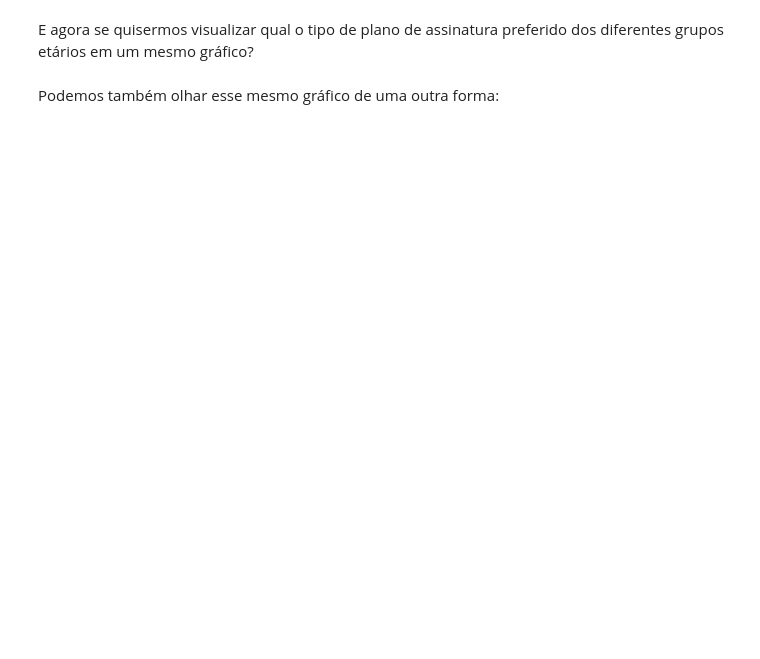
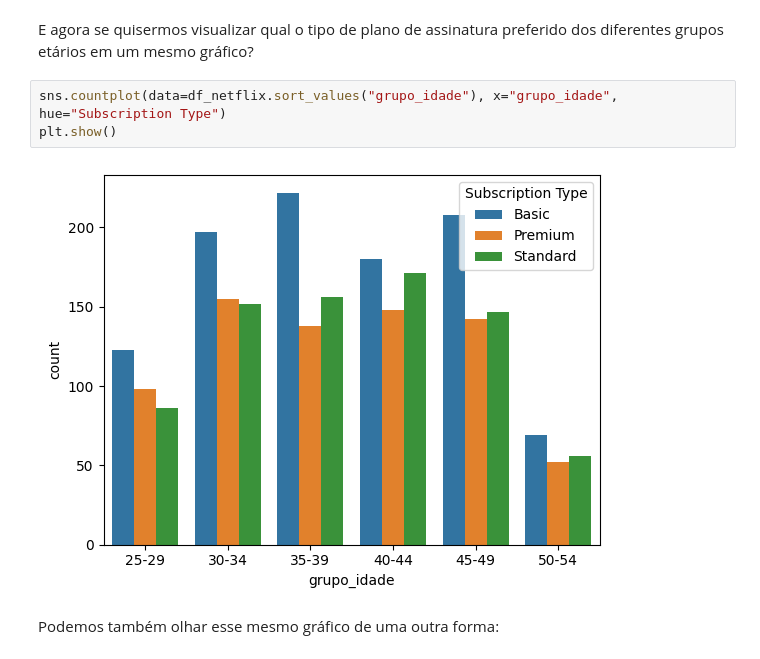
Before and after one commit to reprograma/on33-python-s14-analise-de-dados, a Jupyter notebook: material/s14_parte1.ipynb, the cells around one changed output. Saved outputs shown, nothing was run; the diff lists cells and outputs as text; blank space fills up the shorter version.

```diff
--- a/material/s14_parte1.ipynb
+++ b/material/s14_parte1.ipynb
@@ -278,4 +809,9 @@ Façam agora uma visualização para verificarmos a distribuição dos tipos de
 # %% [markdown]
 E agora se quisermos visualizar qual o tipo de plano de assinatura preferido dos diferentes grupos etários em um mesmo gráfico?
+# %%
+sns.countplot(data=df_netflix.sort_values("grupo_idade"), x="grupo_idade", hue="Subscription Type")
+plt.show()
+# %% [output]
+[figure, added]
 # %% [markdown]
 Podemos também olhar esse mesmo gráfico de uma outra forma:
```
Also changed, not shown: parts of 58 cells of this notebook, 3 other files.
